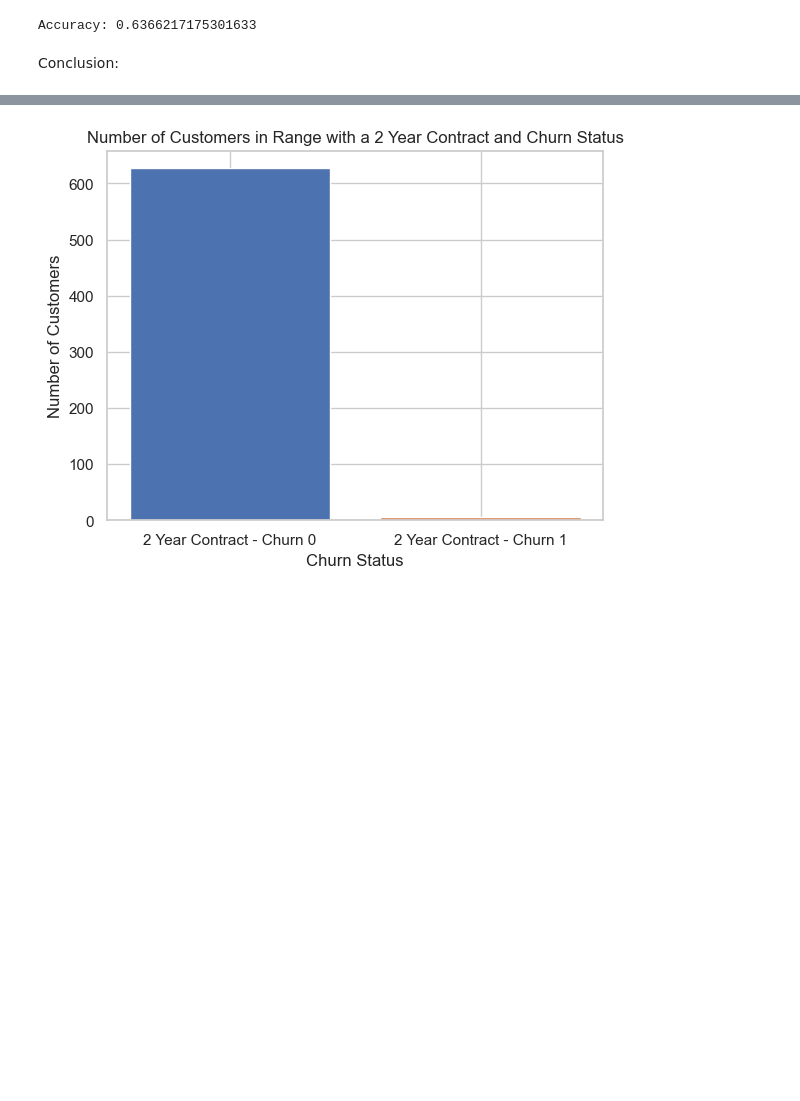
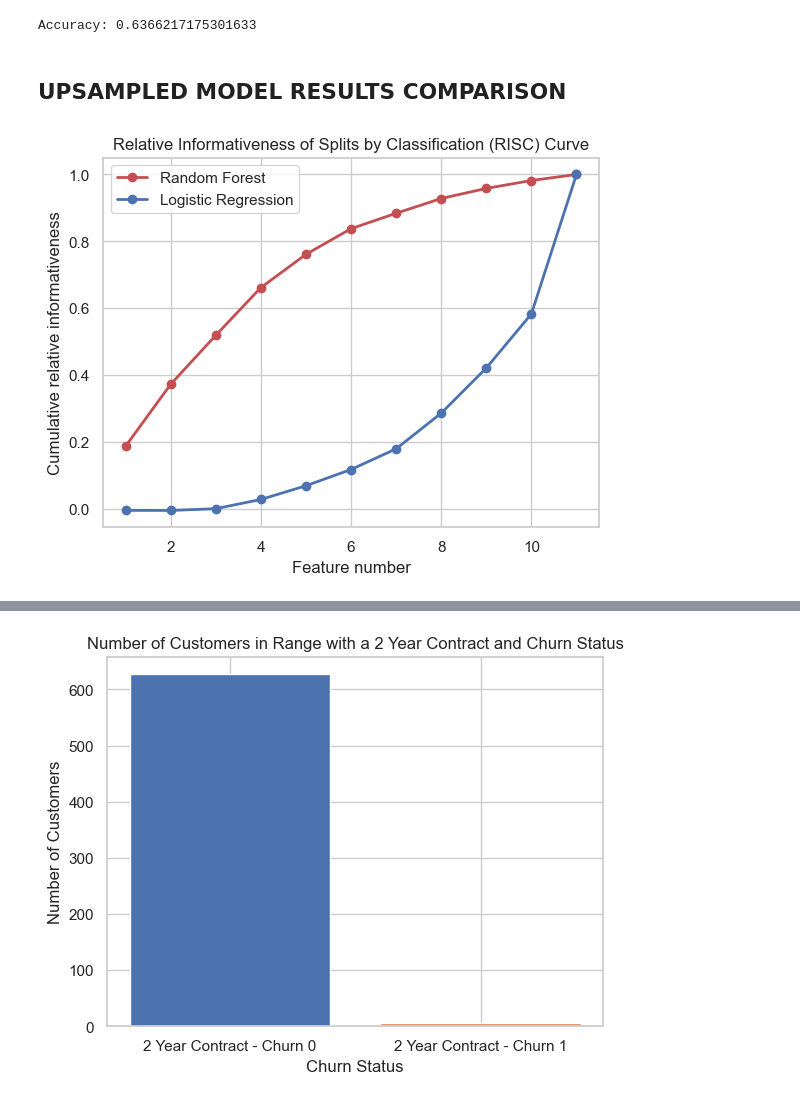
Before and after one commit to rickashb/BigDataAnalytics, a Jupyter notebook: bigdproject.ipynb, the cells around one changed output, grey strips where cells are left out. Drawn from its saved outputs; the diff is of its cells as text; code cells hidden in the pictures; blank space fills up the shorter version.

Commit message:
ID2 - APooran -Did some RISC curves on upsampled model performance
Also determined optimal threshold for Random Forest

```diff
--- a/bigdproject.ipynb
+++ b/bigdproject.ipynb
@@ -1053,5 +1053,53 @@ accuracy = accuracy_score(y_test, y_pred)
 print("Accuracy:", accuracy)
 # %% [output]
 Accuracy: 0.6366217175301633
-# %% [markdown]
-Conclusion:
+# %% [markdown]
+## UPSAMPLED MODEL RESULTS COMPARISON
+# %%
+
+
+# Separate the features (X) from the target variable (y)
+X = df_upsampled.drop('Churn (No-0, Yes-1)', axis=1)
+y = df_upsampled['Churn (No-0, Yes-1)']
+
+# Create a random forest classifier with 100 trees
+rf = RandomForestClassifier(n_estimators=100, random_state=42)
+
+# Fit the random forest model to the data
+rf.fit(X, y)
+
+# Get the feature importances
+importances = rf.feature_importances_
+
+# Sort the feature importances in descending order
+indices = importances.argsort()[::-1]
+
+# Calculate the cumulative relative informativeness of the features
+cumulative_importance_rf = np.cumsum(importances[indices]) / np.sum(importances)
+
+# Split the data into training and testing sets
+X_train, X_test, y_train, y_test = train_test_split(X, y, test_size=0.2, random_state=42)
+
+# Fit the logistic regression model with L1 regularization
+logreg = LogisticRegression(penalty='l1', solver='liblinear', random_state=42)
+logreg.fit(X_train, y_train)
+
+# Get the coefficients of the logistic regression model
+coef = logreg.coef_[0]
+
+# Sort the coefficients in descending order
+indices = coef.argsort()[::-1]
+
+# Calculate the cumulative relative informativeness of the features
+cumulative_importance_lr = np.cumsum(coef[indices]) / np.sum(coef)
+
+# Plot the RISC curves for both models on the same graph
+plt.plot(range(1, len(importances)+1), cumulative_importance_rf, 'ro-', linewidth=2, label='Random Forest')
+plt.plot(range(1, len(coef)+1), cumulative_importance_lr, 'bo-', linewidth=2, label='Logistic Regression')
+plt.xlabel('Feature number')
+plt.ylabel('Cumulative relative informativeness')
+plt.title('Relative Informativeness of Splits by Classification (RISC) Curve')
+plt.legend(loc='best')
+plt.show()
+# %% [output]
+[figure, added]
```
Also changed, not shown: parts of 20 cells of this notebook.
